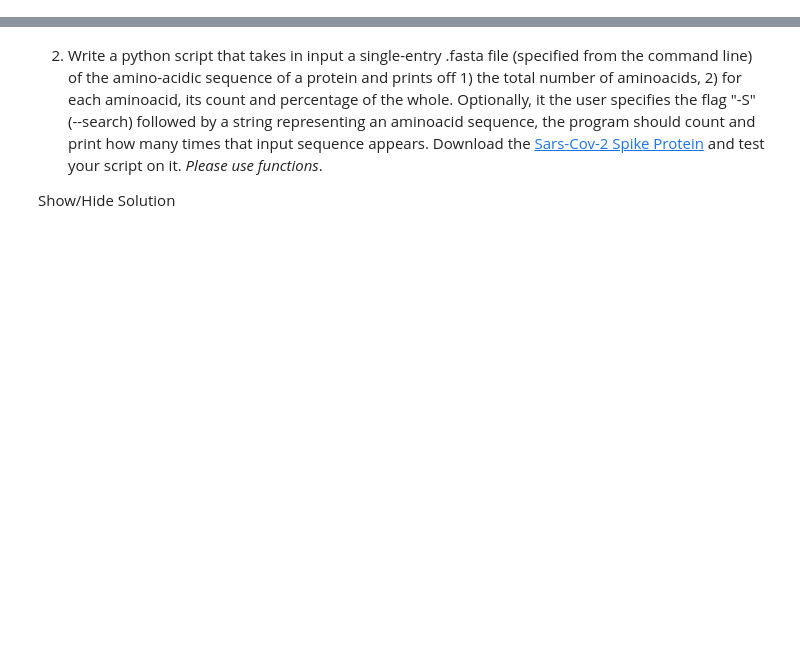
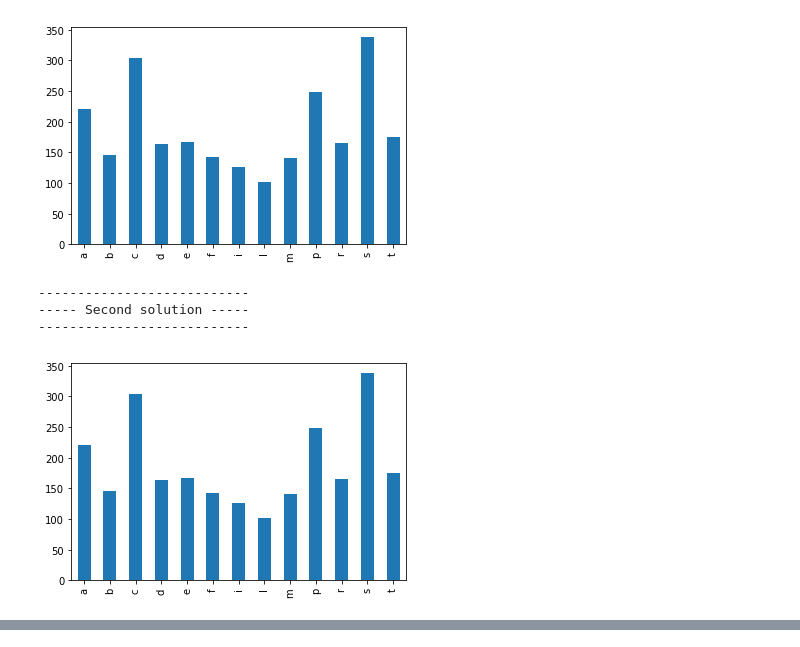
Before and after one commit to lucamarchetti79/teaching, a Jupyter notebook: qcbSciProLab/_sources/M1_practical8.ipynb, the cells around one changed output, grey strips where cells are left out. Cells and saved outputs as stored; diff of their text form; code cells hidden in the pictures; blank space fills up the shorter version.

```diff
--- a/qcbSciProLab/_sources/M1_practical8.ipynb
+++ b/qcbSciProLab/_sources/M1_practical8.ipynb
@@ -349,8 +1091,76 @@ filterFasta(inFasta,outFasta, ids)
+# %%
+import pandas as pd
+import matplotlib.pyplot as plt
+
+
+def readFile(file):
+    fh = open(file, "r")
+    initials = dict()
+    for line in fh:
+        line = line.strip().lower()
+        init = line[0]
+        if init in initials:
+            initials[init] += 1
+        else:
+            initials[init] = 1
+    fh.close()
+
+    return initials
+
+
+
+def filter_and_plot(data, minCount = 10):
+    series = pd.Series(data)
+
+    #if you want to see the content of the series uncomment:
+    #print(series)
+    filt_series = series[series > minCount]
+    filt_series.plot(kind = 'bar')
+    plt.show()
+
+
+inFile = "file_samples/top_3000_words.txt"
+
+myDict = readFile(inFile)
+filter_and_plot(myDict,100)
+
+
+
+"""Solution 2 with DataFrame"""
+
+def readFile2(file):
+    data = pd.read_csv(file, header = None)
+    #print(data)
+    return data
+
+def filter_and_plot2(data, minCount = 10):
+    data.columns = ['words'] #rename the column
+    #Had to use lambda functions...
+    #ex. lambda x : x + 1
+    #check:
+    #https://pandas.pydata.org/pandas-docs/stable/reference/api/pandas.DataFrame.apply.html
+    #axis = 1 means we apply the function on all raws.
+    data['initial'] = data.apply(lambda row : row['words'][0].lower(), axis = 1)
+    #uncomment to see the data
+    #print(data)
+    d = data['initial'].value_counts() #An histogram!
+    d = d.sort_index()
+    #uncomment to see the final data
+    #print(d)
+    filt_data = d[d > minCount]
+    filt_data.plot(kind = 'bar')
+    plt.show()
+
+print("---------------------------")
+print("----- Second solution -----")
+print("---------------------------")
+d = readFile2(inFile)
+filter_and_plot2(d,100)
+# %% [output]
+[figure, added]
+---------------------------
+----- Second solution -----
+---------------------------
+[figure, added]
 # %% [markdown]
 </div>
-# %% [markdown]
-2. Write a python script that takes in input a single-entry .fasta file (specified from the command line) of the amino-acidic sequence of a protein and prints off 1) the total number of aminoacids, 2) for each aminoacid, its count and percentage of the whole. Optionally, it the user specifies the flag "-S" (--search) followed by a string representing an aminoacid sequence, the program should count and print how many times that input sequence appears. Download the [Sars-Cov-2 Spike Protein](file_samples/P0DTC2.fasta.txt) and test your script on it. *Please use functions*.
-
-
-<div class="tggle" onclick="toggleVisibility('ex1-cov');">Show/Hide Solution</div>
-<div id="ex1-cov" style="display:none;">
```
Also changed, not shown: parts of 84 cells of this notebook, 53 other files.
